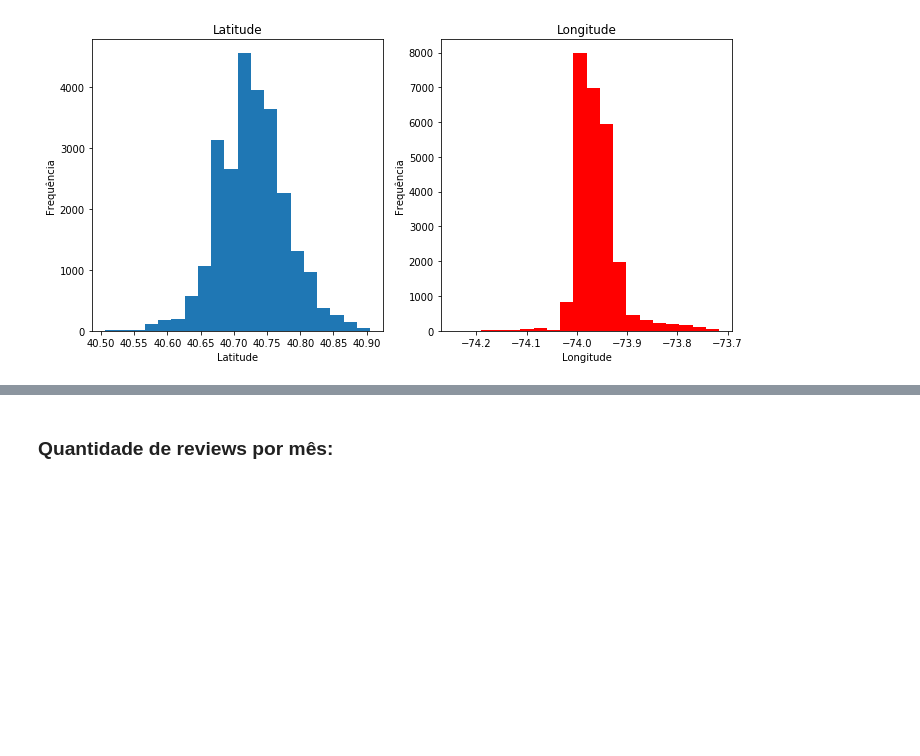
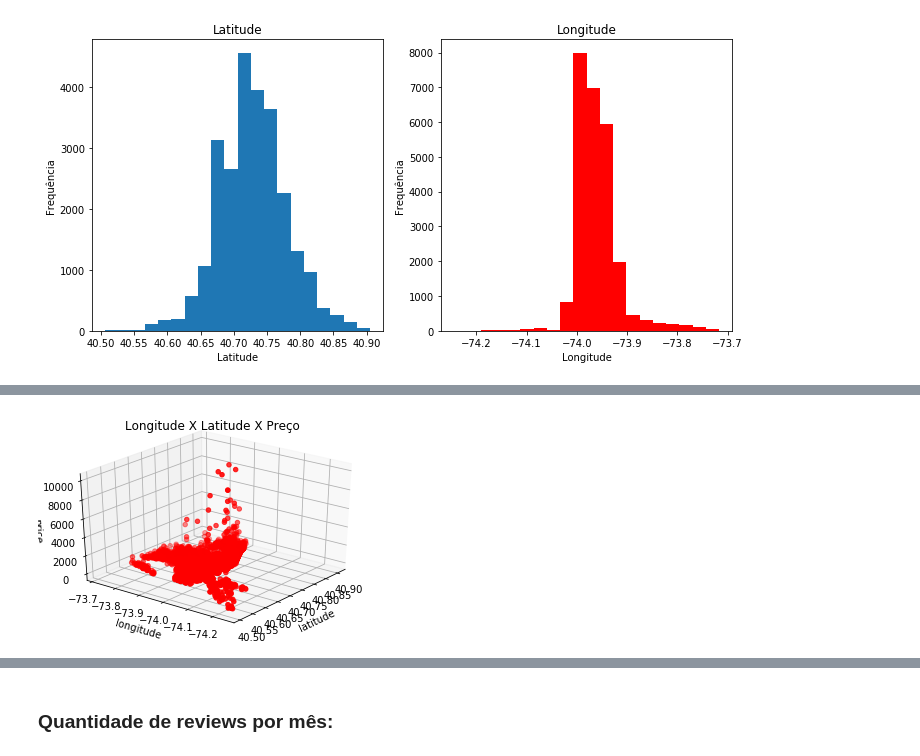
Before and after one commit to GabrielKabbani/P3-CD-AA-BK-GB-GK, a Jupyter notebook: P3 incial.ipynb, the cells around one changed output, grey strips where cells are left out. Drawn from its saved outputs; the diff is of its cells as text; code cells hidden in the pictures; blank space fills up the shorter version.

```diff
--- a/P3 incial.ipynb
+++ b/P3 incial.ipynb
@@ -132,0 +62,12 @@ plt.show()
+# %%
+fig=plt.figure()
+ax = fig.add_subplot(111, projection = '3d')
+ax.scatter(x['latitude'],x['longitude'],y,c='r',marker='o')
+ax.view_init(30,-142)
+ax.set_xlabel('latitude')
+ax.set_ylabel('longitude')
+ax.set_zlabel('price')
+ax.set_title('Longitude X Latitude X Preço')
+plt.show()
+# %% [output]
+[figure, added]
```
Also changed, not shown: parts of 41 cells of this notebook.
